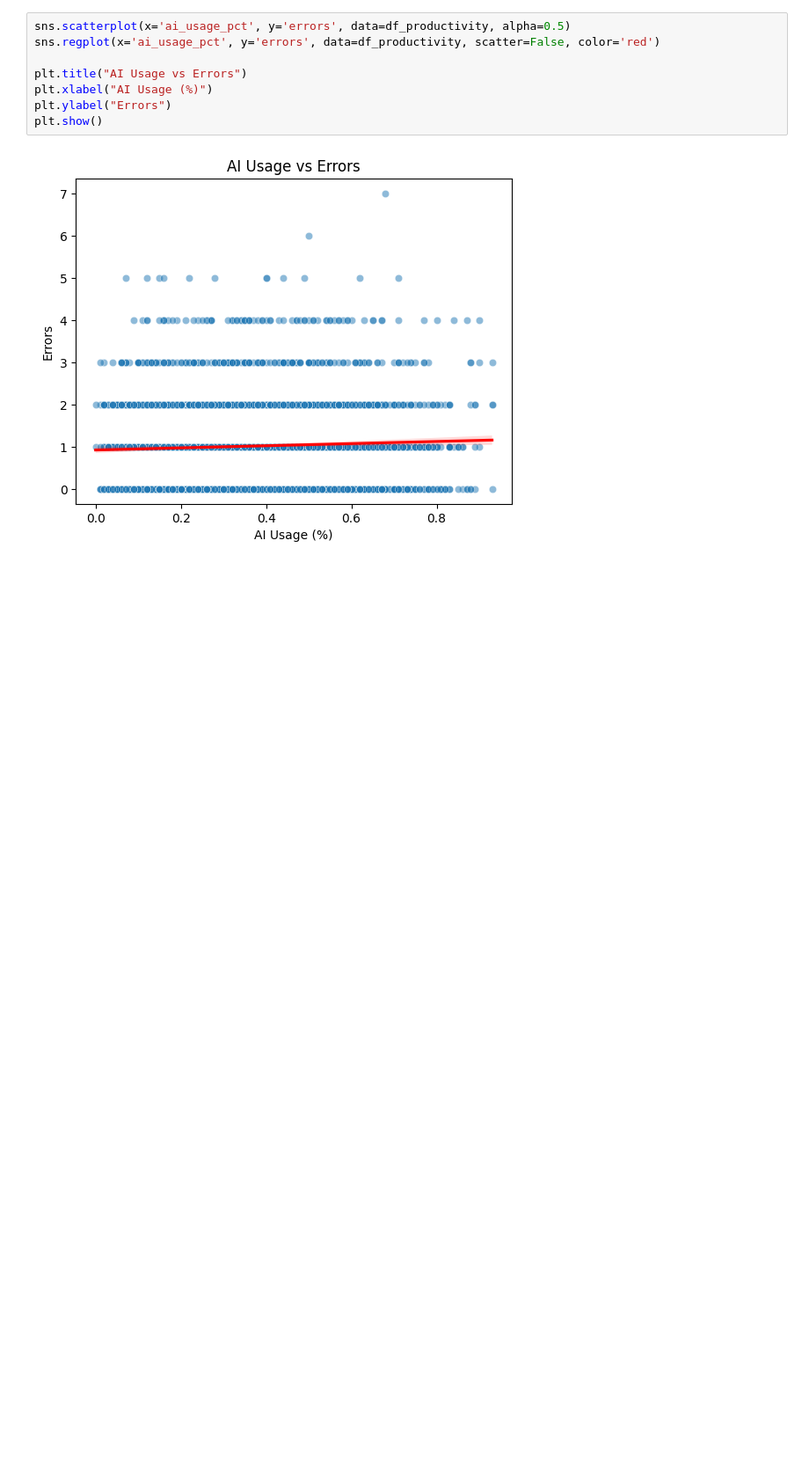
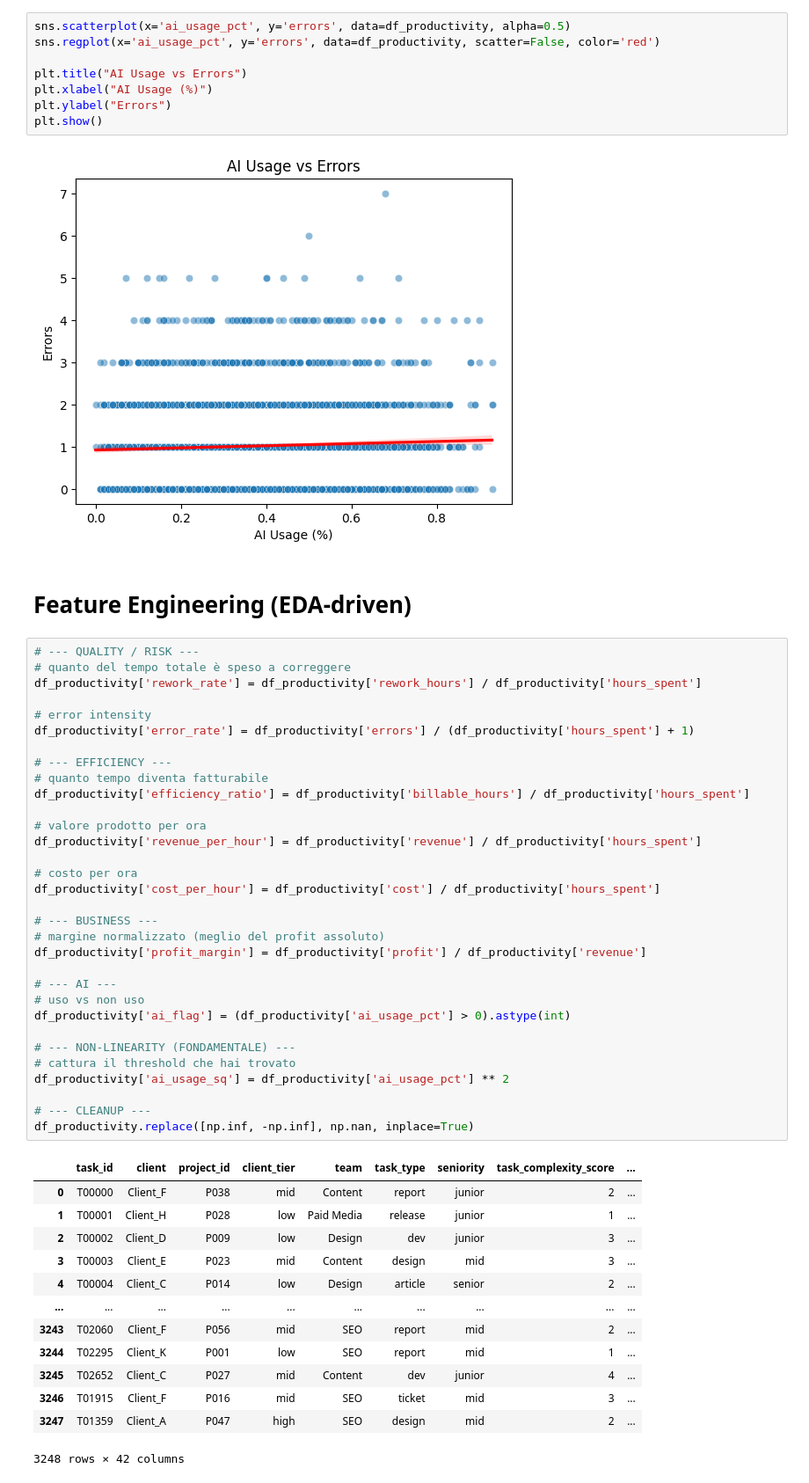
Before and after one commit to andreamammano89-maker/ML_Project_SEA_815441, a Jupyter notebook: EDA.ipynb, the cells around one changed output. Shown at 88% size. Saved outputs shown, nothing was run; the diff lists cells and outputs as text; blank space fills up the shorter version.

Commit message:
feature engineering

```diff
--- a/EDA.ipynb
+++ b/EDA.ipynb
@@ -448,3 +448,51 @@ plt.ylabel("Errors")
 plt.show()
 # %% [output]
 [figure]
+# %% [markdown]
+# Feature Engineering (EDA-driven)
+# %%
+# --- QUALITY / RISK ---
+# quanto del tempo totale è speso a correggere
+df_productivity['rework_rate'] = df_productivity['rework_hours'] / df_productivity['hours_spent']
+
+# error intensity
+df_productivity['error_rate'] = df_productivity['errors'] / (df_productivity['hours_spent'] + 1)
+
+# --- EFFICIENCY ---
+# quanto tempo diventa fatturabile
+df_productivity['efficiency_ratio'] = df_productivity['billable_hours'] / df_productivity['hours_spent']
+
+# valore prodotto per ora
+df_productivity['revenue_per_hour'] = df_productivity['revenue'] / df_productivity['hours_spent']
+
+# costo per ora
+df_productivity['cost_per_hour'] = df_productivity['cost'] / df_productivity['hours_spent']
+
+# --- BUSINESS ---
+# margine normalizzato (meglio del profit assoluto)
+df_productivity['profit_margin'] = df_productivity['profit'] / df_productivity['revenue']
+
+# --- AI ---
+# uso vs non uso
+df_productivity['ai_flag'] = (df_productivity['ai_usage_pct'] > 0).astype(int)
+
+# --- NON-LINEARITY (FONDAMENTALE) ---
+# cattura il threshold che hai trovato
+df_productivity['ai_usage_sq'] = df_productivity['ai_usage_pct'] ** 2
+
+# --- CLEANUP ---
+df_productivity.replace([np.inf, -np.inf], np.nan, inplace=True)
+# %% [output]
+|  | task_id | client | project_id | client_tier | team | task_type | seniority | task_complexity_score | ... |
+| 0 | T00000 | Client_F | P038 | mid | Content | report | junior | 2 | ... |
+| 1 | T00001 | Client_H | P028 | low | Paid Media | release | junior | 1 | ... |
+| 2 | T00002 | Client_D | P009 | low | Design | dev | junior | 3 | ... |
+| 3 | T00003 | Client_E | P023 | mid | Content | design | mid | 3 | ... |
+| 4 | T00004 | Client_C | P014 | low | Design | article | senior | 2 | ... |
+| ... | ... | ... | ... | ... | ... | ... | ... | ... | ... |
+| 3243 | T02060 | Client_F | P056 | mid | SEO | report | mid | 2 | ... |
+| 3244 | T02295 | Client_K | P001 | low | SEO | report | mid | 1 | ... |
+| 3245 | T02652 | Client_C | P027 | mid | Content | dev | junior | 4 | ... |
+| 3246 | T01915 | Client_F | P016 | mid | SEO | ticket | mid | 3 | ... |
+| 3247 | T01359 | Client_A | P047 | high | SEO | design | mid | 2 | ... |
+3248 rows × 42 columns
```
Also changed, not shown: parts of 1 cell of this notebook.
